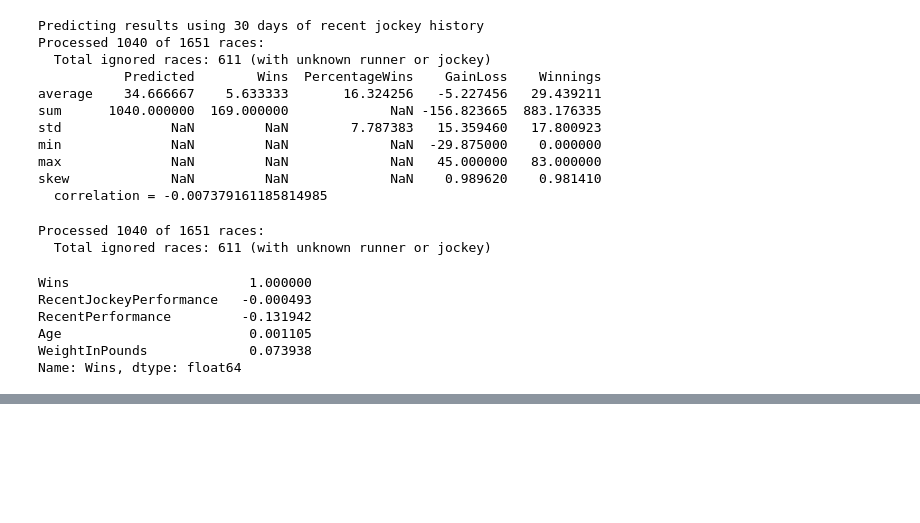
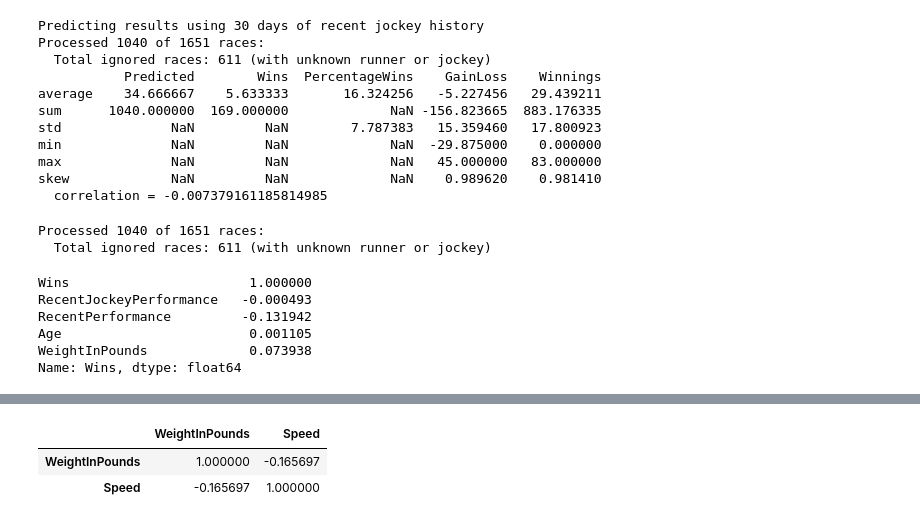
Before and after one commit to LeeSanderson/RacingData, a Jupyter notebook: Data/Analysis.ipynb, the cells around one changed output, grey strips where cells are left out. Cells and saved outputs as stored; diff of their text form; code cells hidden in the pictures; blank space fills up the shorter version.

```diff
--- a/Data/Analysis.ipynb
+++ b/Data/Analysis.ipynb
@@ -638,0 +616,6 @@ history[history['RaceId'].isin(top_horse_races)][['RaceType', 'WeightInPounds',
+# %%
+df[['WeightInPounds', 'Speed']].corr()
+# %% [output]
+|  | WeightInPounds | Speed |
+| WeightInPounds | 1.000000 | -0.165697 |
+| Speed | -0.165697 | 1.000000 |
```
Also changed, not shown: parts of 3 cells of this notebook, 4 other files.
